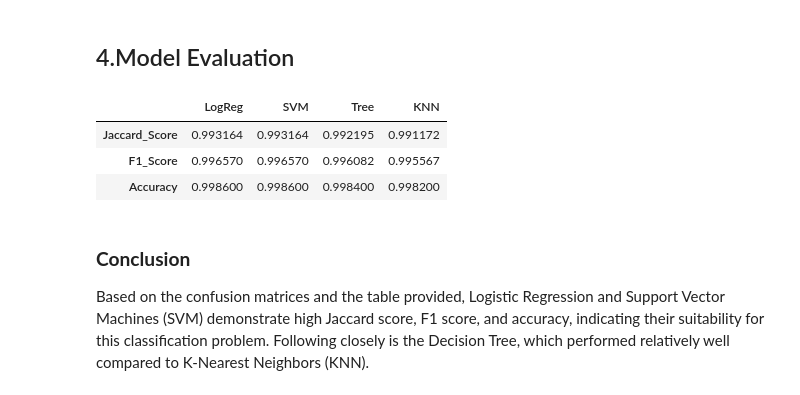
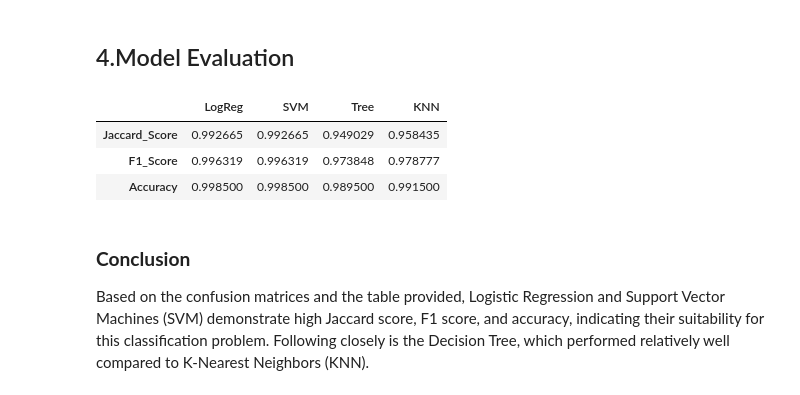
Before and after one commit to Abderrahmane-Chafi/BankCustomerChurnAnalysis, a Jupyter notebook: notebook794dc85e40.ipynb, the cells around one changed output. Cells and saved outputs as stored; diff of their text form; code cells hidden in the pictures.

```diff
--- a/notebook794dc85e40.ipynb
+++ b/notebook794dc85e40.ipynb
@@ -324,7 +321,7 @@ def plot_confusion_matrix(y,y_predict):
     plt.show()
 # %%
 Y=pd.Series(df['Exited'].to_numpy())
-X=df.drop('Exited', axis=1)
+X=df.drop(columns=['Exited'], axis=1)
 Y.tail(10)
 # %% [output]
 9990    0
@@ -338,13 +335,15 @@ Y.tail(10)
 9998    1
 9999    0
 dtype: int64
-# %%
-transform = preprocessing.StandardScaler()
-X=transform.fit(X).transform(X)
 # %%
-X_train, X_test, Y_train, Y_test=train_test_split(X,Y,test_size=0.2,random_state=2)
+X_train, X_test, Y_train, Y_test=train_test_split(X,Y,test_size=0.2,random_state=42, stratify=Y)
+#stratify ensures that the train-test split maintains the same proportion of classes as the original dataset.
 # %% [markdown]
 20% of the data will be used for testing, and the remaining 80% will be used for training.
+# %%
+scaler = StandardScaler()
+X_train = scaler.fit_transform(X_train)
+X_test = scaler.transform(X_test)
 # %%
 Y_test.shape
 # %% [output]
@@ -503,30 +509,30 @@ plot_confusion_matrix(Y_test,yhat)
 ## 4.Model Evaluation
 # %%
 jaccard_scores = [
-                  jaccard_score(Y, logreg_cv.predict(X), average='binary'),
-                  jaccard_score(Y, svm_cv.predict(X), average='binary'),
-                  jaccard_score(Y, tree_cv.predict(X), average='binary'),
-                  jaccard_score(Y, knn_cv.predict(X), average='binary'),
+                  jaccard_score(Y_test, logreg_cv.predict(X_test), average='binary'),
+                  jaccard_score(Y_test, svm_cv.predict(X_test), average='binary'),
+                  jaccard_score(Y_test, tree_cv.predict(X_test), average='binary'),
+                  jaccard_score(Y_test, knn_cv.predict(X_test), average='binary'),
                  ]
 
 f1_scores = [
-             f1_score(Y, logreg_cv.predict(X), average='binary'),
-             f1_score(Y, svm_cv.predict(X), average='binary'),
-             f1_score(Y, tree_cv.predict(X), average='binary'),
-             f1_score(Y, knn_cv.predict(X), average='binary'),
+             f1_score(Y_test, logreg_cv.predict(X_test), average='binary'),
+             f1_score(Y_test, svm_cv.predict(X_test), average='binary'),
+             f1_score(Y_test, tree_cv.predict(X_test), average='binary'),
+             f1_score(Y_test, knn_cv.predict(X_test), average='binary'),
             ]
 
-accuracy = [logreg_cv.score(X, Y), svm_cv.score(X, Y), tree_cv.score(X, Y), knn_cv.score(X, Y)]
+accuracy = [logreg_accuracy, svm_accuracy, tree_accuracy, knn_accuracy]
 
 scores = pd.DataFrame(np.array([jaccard_scores, f1_scores, accuracy]),
                       index=['Jaccard_Score', 'F1_Score', 'Accuracy'],
                       columns=['LogReg', 'SVM', 'Tree', 'KNN'])
 scores
 # %% [output]
 |  | LogReg | SVM | Tree | KNN |
-| Jaccard_Score | 0.993164 | 0.993164 | 0.992195 | 0.991172 |
-| F1_Score | 0.996570 | 0.996570 | 0.996082 | 0.995567 |
-| Accuracy | 0.998600 | 0.998600 | 0.998400 | 0.998200 |
+| Jaccard_Score | 0.992665 | 0.992665 | 0.949029 | 0.958435 |
+| F1_Score | 0.996319 | 0.996319 | 0.973848 | 0.978777 |
+| Accuracy | 0.998500 | 0.998500 | 0.989500 | 0.991500 |
 # %% [markdown]
 ### **Conclusion**
 Based on the confusion matrices and the table provided, Logistic Regression and Support Vector Machines (SVM) demonstrate high Jaccard score, F1 score, and accuracy, indicating their suitability for this classification problem. Following closely is the Decision Tree, which performed relatively well compared to K-Nearest Neighbors (KNN).
```
Also changed, not shown: parts of 16 cells of this notebook.
